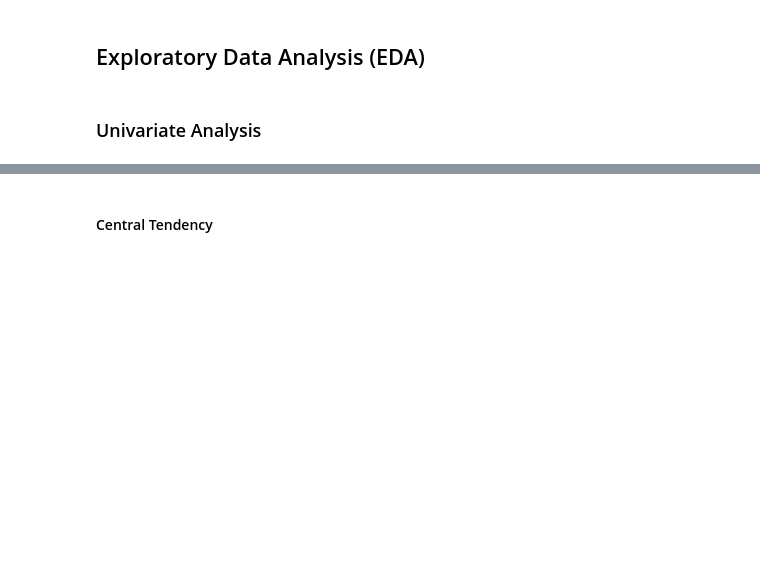
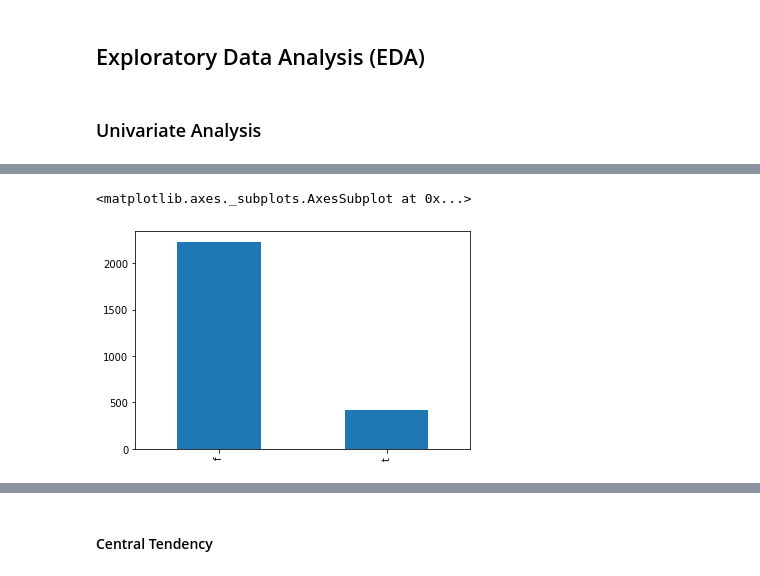
Before and after one commit to JeromeMberia/-hypothyroid_prediction, a Jupyter notebook: IP_Week_8.ipynb, the cells around one changed output, grey strips where cells are left out. Drawn from its saved outputs; the diff is of its cells as text; code cells hidden in the pictures; blank space fills up the shorter version.

```diff
--- a/IP_Week_8.ipynb
+++ b/IP_Week_8.ipynb
@@ -244,0 +323,5 @@ df.tail()
+# %%
+df['on_thyroxine'].value_counts().plot(kind='bar')
+# %% [output]
+<matplotlib.axes._subplots.AxesSubplot at 0x...>
+[figure, added]
```
Also changed, not shown: parts of 114 cells of this notebook.
